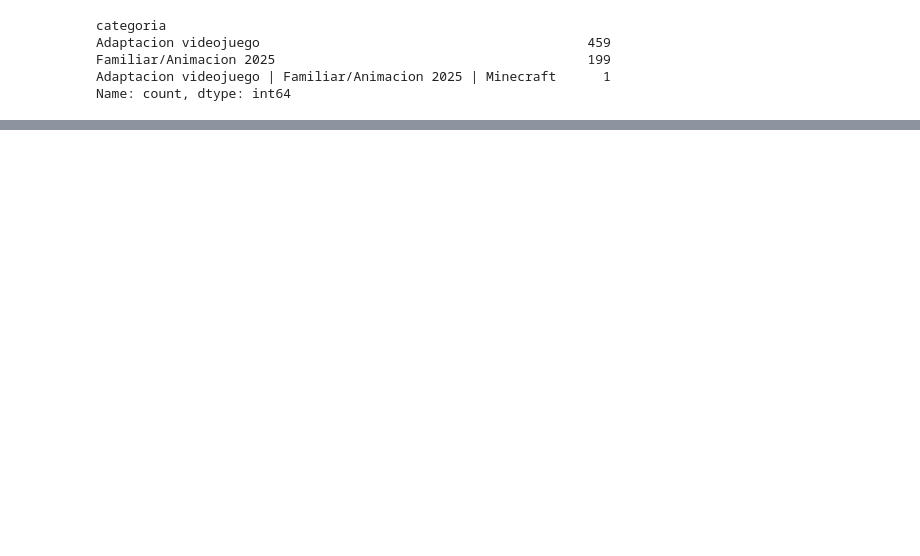
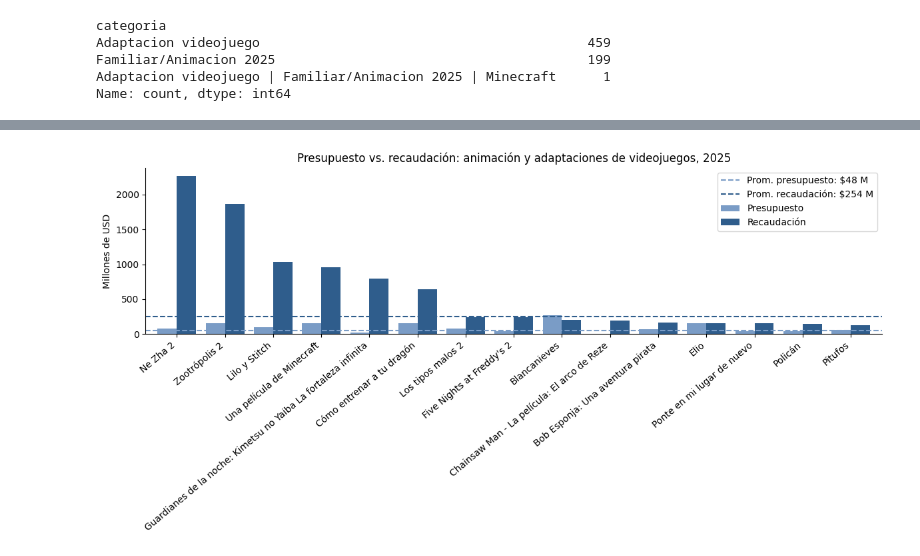
Before and after one commit to Tincho2003/GRUPO-6-CLASE-13-14, a Jupyter notebook: clase-13-14/DesempenoComercial.ipynb, the cells around one changed output, grey strips where cells are left out. Saved outputs shown, nothing was run; the diff lists cells and outputs as text; code cells hidden in the pictures; blank space fills up the shorter version.

Commit message:
Filtros y primer gráfico.

```diff
--- a/clase-13-14/DesempenoComercial.ipynb
+++ b/clase-13-14/DesempenoComercial.ipynb
@@ -70,0 +115,54 @@ print(promedio_presupuesto)
+# %%
+#Se incorporan los 3 filtros: recaudacion, presupuesto y fechas de estreno en el año 2025
+df_2025 = df[(df["presupuesto_usd"] > 0) & (df["recaudacion_usd"] > 0) & (df["estreno"] >= "2025-01-01") & (df["estreno"] < "2026-01-01")].copy()
+# %%
+#INSIGTH diapositiva
+#top 5: “4 de las 5 películas más taquilleras de 2025 también superaron el presupuesto promedio.”
+#(Debajo del gráfico):
+#“Las películas más taquilleras de 2025 en animación y videojuegos,
+# casi todas con inversión superior al promedio,
+# aunque no toda gran inversión se tradujo en éxito (Blancanieves, Elio).”
+# Grafico de barras apiladas de presupuesto y recaudacion
+import matplotlib.pyplot as plt
+
+# Variables segun las columnas
+col_titulo = "titulo"
+col_pre = "presupuesto_usd"
+col_rec = "recaudacion_usd"
+
+# Promedios
+prom_pre = df_2025[col_pre].mean() / 1e6
+prom_rec = df_2025[col_rec].mean() / 1e6
+
+# Ordenar por recaudación y pasar a millones de dólares
+d = df_2025.sort_values(col_rec, ascending=False).head(15).copy()
+d["Presupuesto"] = d[col_pre] / 1e6
+d["Recaudación"] = d[col_rec] / 1e6
+
+
+# Barras agrupadas (pandas las ubica solo, sin calcular posiciones)
+ax = d.set_index(col_titulo)[["Presupuesto", "Recaudación"]].plot(
+    kind="bar",
+    figsize=(12, 6),
+    color=["#7A9CC6", "#2F5D8C"],
+    width=0.8,
+)
+
+# Líneas de promedio
+ax.axhline(prom_pre, color="#7A9CC6", linestyle="--", linewidth=1.5,
+           label=f"Prom. presupuesto: ${prom_pre:,.0f} M")
+ax.axhline(prom_rec, color="#2F5D8C", linestyle="--", linewidth=1.5,
+           label=f"Prom. recaudación: ${prom_rec:,.0f} M")
+
+ax.set_xlabel("")
+ax.set_ylabel("Millones de USD")
+ax.set_title("Presupuesto vs. recaudación: animación y adaptaciones de videojuegos, 2025")
+ax.set_xticklabels(d[col_titulo], rotation=40, ha="right")
+ax.legend()
+ax.spines[["top", "right"]].set_visible(False)
+
+plt.tight_layout()
+plt.savefig("grafico_presupuesto_recaudacion.png", dpi=200)
+plt.show()
+# %% [output]
+[figure, added]
```
Also changed, not shown: parts of 6 cells of this notebook, 1 other file.
